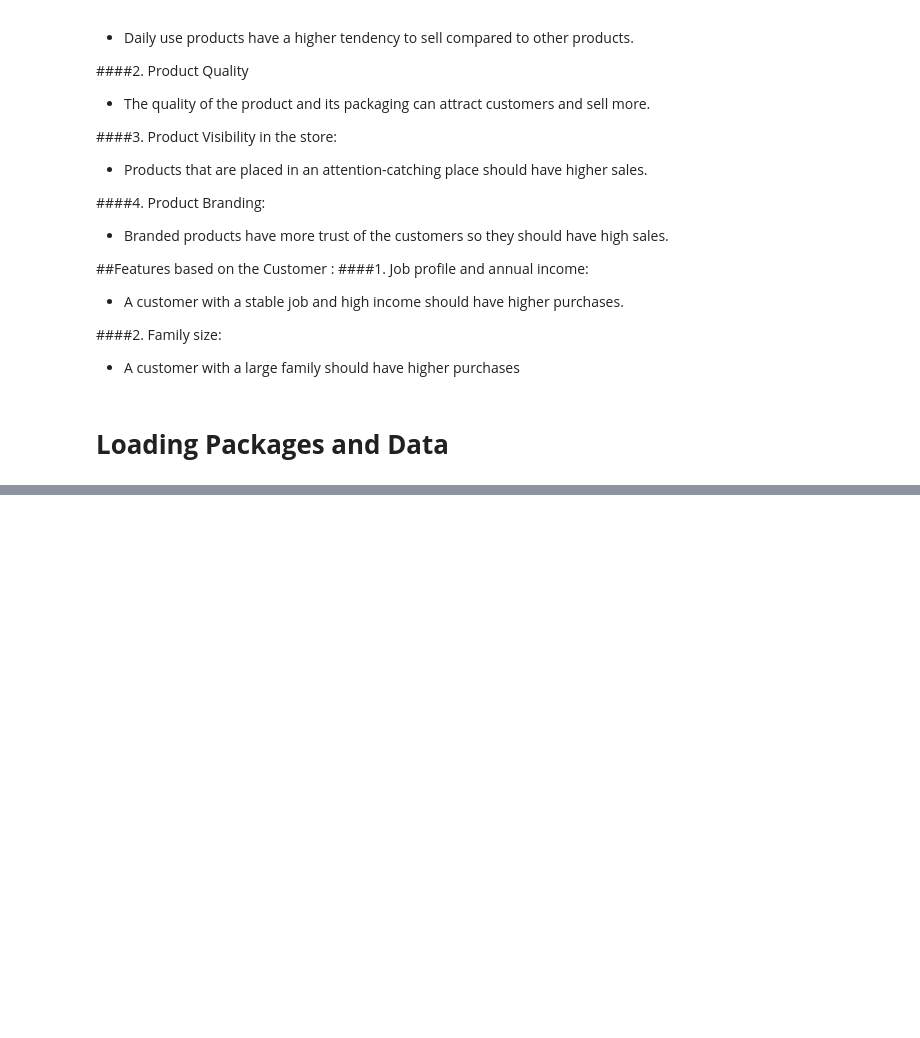
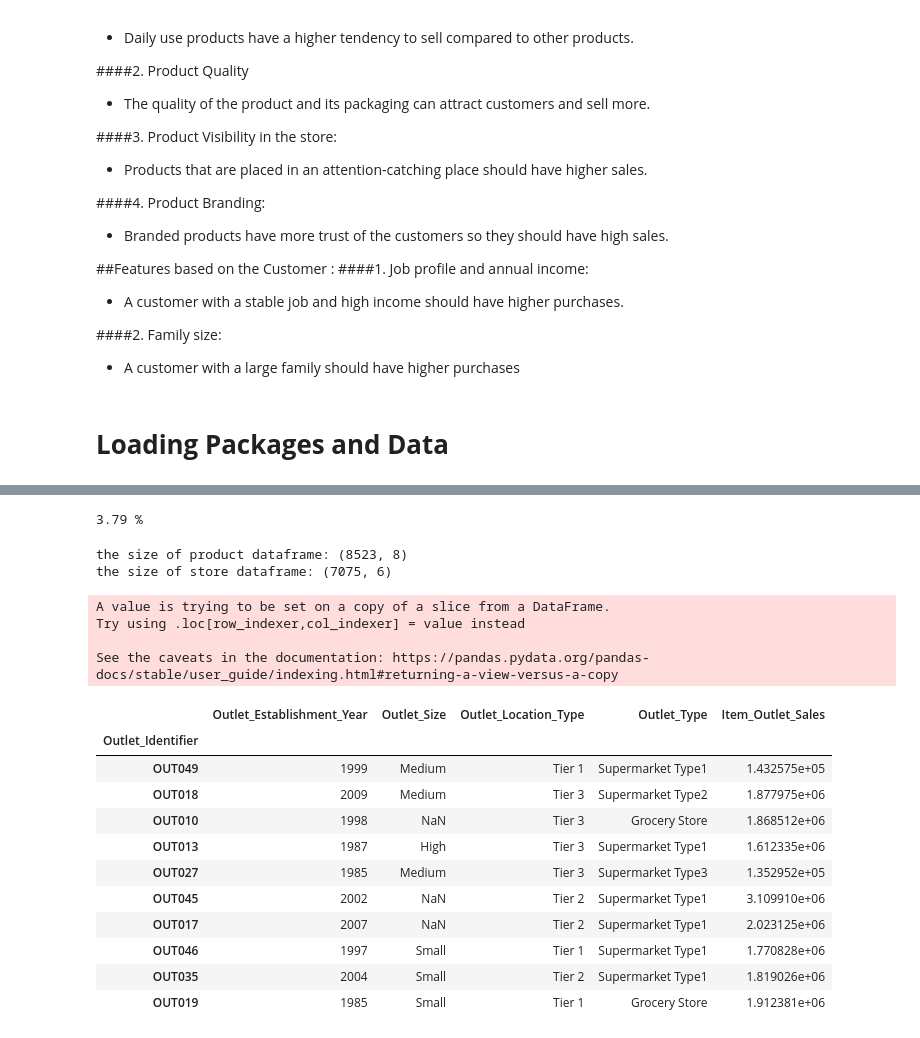
Before and after one commit to ABDELLAH-Hallou/BigMart-outlet-sales-prediction, a Jupyter notebook: BigMart_outlet_sales_prediction.ipynb, the cells around one changed output, grey strips where cells are left out. Drawn from its saved outputs; the diff is of its cells as text; code cells hidden in the pictures; blank space fills up the shorter version.

```diff
--- a/BigMart_outlet_sales_prediction.ipynb
+++ b/BigMart_outlet_sales_prediction.ipynb
@@ -107,0 +158,45 @@ BigMartTrainData
+# %%
+# how many total missing values do we have?
+total_cells = np.product(trainDf.shape)
+total_missing = missingData.sum()
+# percent of data that is missing
+percent_missing = (total_missing/total_cells) * 100
+print(round(percent_missing,2),"%")
+# %% [output]
+3.79 %
+# %%
+product_columns = ['Item_Identifier','Item_Weight','Item_Fat_Content','Item_Visibility','Item_Type','Item_MRP','Outlet_Identifier','Item_Outlet_Sales']
+store_columns = ['Outlet_Identifier','Outlet_Establishment_Year','Outlet_Size','Outlet_Location_Type','Outlet_Type','Item_Outlet_Sales']
+
+productDf = trainDf[product_columns].drop_duplicates()
+storeDf = trainDf[store_columns].drop_duplicates()
+print('the size of product dataframe:',productDf.shape)
+print('the size of store dataframe:',storeDf.shape)
+# %% [output]
+the size of product dataframe: (8523, 8)
+the size of store dataframe: (7075, 6)
+# %%
+newItem_Outlet_Sales = pd.DataFrame(data=storeDf.groupby(['Outlet_Identifier'])['Item_Outlet_Sales'].sum())
+originalItem_Outlet_Sales = storeDf.pop('Item_Outlet_Sales')
+storeDf = storeDf.drop_duplicates()
+# reindexing after droping duplicate rows
+storeDf.reset_index(drop=True, inplace=True)
+storeDf['Item_Outlet_Sales']=newItem_Outlet_Sales.Item_Outlet_Sales.to_list()
+storeDf.set_index('Outlet_Identifier')
+# %% [output]
+A value is trying to be set on a copy of a slice from a DataFrame.
+Try using .loc[row_indexer,col_indexer] = value instead
+
+See the caveats in the documentation: https://pandas.pydata.org/pandas-docs/stable/user_guide/indexing.html#returning-a-view-versus-a-copy
+|  | Outlet_Establishment_Year | Outlet_Size | Outlet_Location_Type | Outlet_Type | Item_Outlet_Sales |
+| Outlet_Identifier |  |  |  |  |  |
+| OUT049 | 1999 | Medium | Tier 1 | Supermarket Type1 | 1.432575e+05 |
+| OUT018 | 2009 | Medium | Tier 3 | Supermarket Type2 | 1.877975e+06 |
+| OUT010 | 1998 | NaN | Tier 3 | Grocery Store | 1.868512e+06 |
+| OUT013 | 1987 | High | Tier 3 | Supermarket Type1 | 1.612335e+06 |
+| OUT027 | 1985 | Medium | Tier 3 | Supermarket Type3 | 1.352952e+05 |
+| OUT045 | 2002 | NaN | Tier 2 | Supermarket Type1 | 3.109910e+06 |
+| OUT017 | 2007 | NaN | Tier 2 | Supermarket Type1 | 2.023125e+06 |
+| OUT046 | 1997 | Small | Tier 1 | Supermarket Type1 | 1.770828e+06 |
+| OUT035 | 2004 | Small | Tier 2 | Supermarket Type1 | 1.819026e+06 |
+| OUT019 | 1985 | Small | Tier 1 | Grocery Store | 1.912381e+06 |
```
Also changed, not shown: parts of 17 cells of this notebook.
